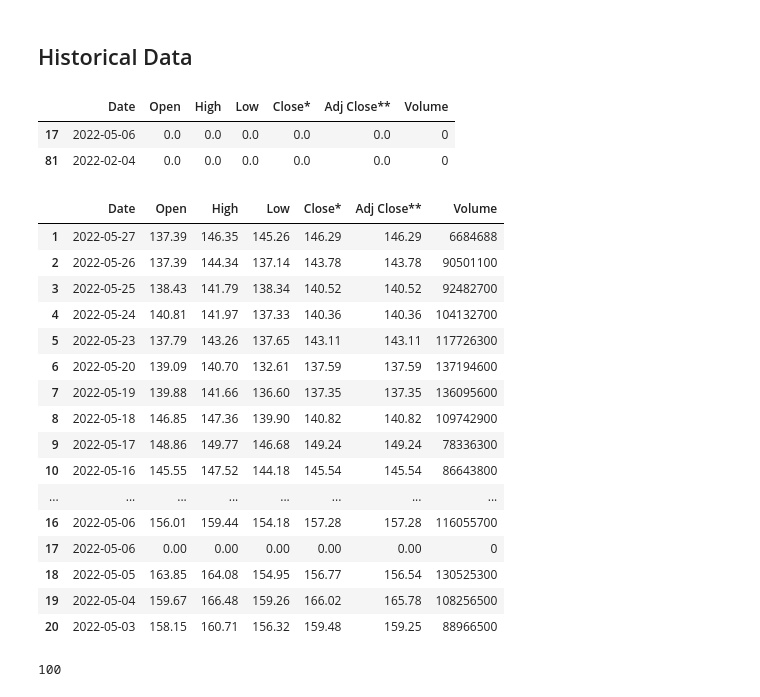
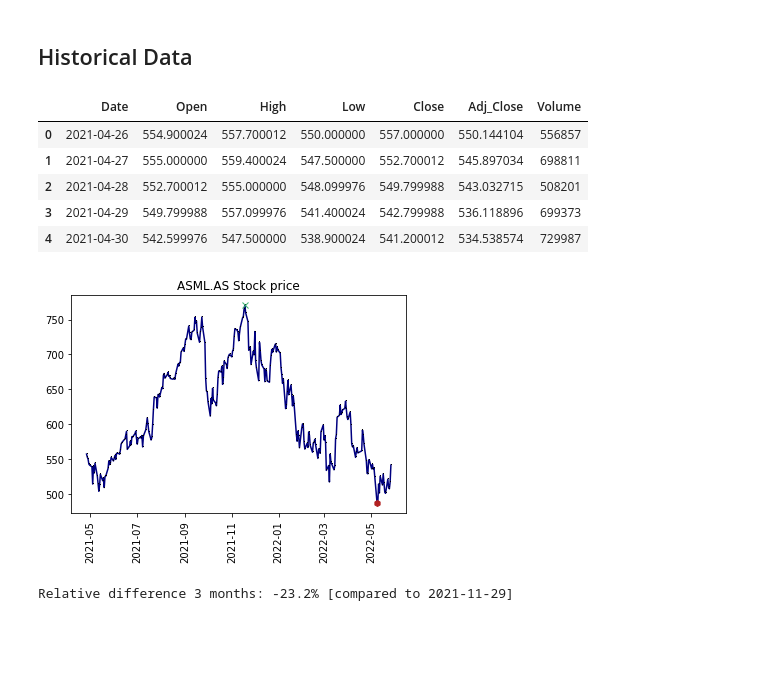
Before and after one commit to stijnverpoest/stock-scraping, a Jupyter notebook: stock_scraping.ipynb, the cells around one changed output. Cells and saved outputs as stored; diff of their text form; code cells hidden in the pictures; blank space fills up the shorter version.

Commit message:
finish plot function, fix bug fixes with stock price scraping

```diff
--- a/stock_scraping.ipynb
+++ b/stock_scraping.ipynb
@@ -62,30 +73,19 @@ ASML_sp = hist_stock_price('AAPL')
-# %%
-ASML_sp[ASML_sp.Open == 0]
-# %% [output]
-|  | Date | Open | High | Low | Close* | Adj Close** | Volume |
-| 17 | 2022-05-06 | 0.0 | 0.0 | 0.0 | 0.0 | 0.0 | 0 |
-| 81 | 2022-02-04 | 0.0 | 0.0 | 0.0 | 0.0 | 0.0 | 0 |
+# %%
+ASML_sp = hist_stock_price('ASML.AS', 2021, 4, 25)
 # %%
-ASML_sp.head(20)
+ASML_sp.head()
 # %% [output]
-|  | Date | Open | High | Low | Close* | Adj Close** | Volume |
-| 1 | 2022-05-27 | 137.39 | 146.35 | 145.26 | 146.29 | 146.29 | 6684688 |
-| 2 | 2022-05-26 | 137.39 | 144.34 | 137.14 | 143.78 | 143.78 | 90501100 |
-| 3 | 2022-05-25 | 138.43 | 141.79 | 138.34 | 140.52 | 140.52 | 92482700 |
-| 4 | 2022-05-24 | 140.81 | 141.97 | 137.33 | 140.36 | 140.36 | 104132700 |
-| 5 | 2022-05-23 | 137.79 | 143.26 | 137.65 | 143.11 | 143.11 | 117726300 |
-| 6 | 2022-05-20 | 139.09 | 140.70 | 132.61 | 137.59 | 137.59 | 137194600 |
-| 7 | 2022-05-19 | 139.88 | 141.66 | 136.60 | 137.35 | 137.35 | 136095600 |
-| 8 | 2022-05-18 | 146.85 | 147.36 | 139.90 | 140.82 | 140.82 | 109742900 |
-| 9 | 2022-05-17 | 148.86 | 149.77 | 146.68 | 149.24 | 149.24 | 78336300 |
-| 10 | 2022-05-16 | 145.55 | 147.52 | 144.18 | 145.54 | 145.54 | 86643800 |
-| ... | ... | ... | ... | ... | ... | ... | ... |
-| 16 | 2022-05-06 | 156.01 | 159.44 | 154.18 | 157.28 | 157.28 | 116055700 |
-| 17 | 2022-05-06 | 0.00 | 0.00 | 0.00 | 0.00 | 0.00 | 0 |
-| 18 | 2022-05-05 | 163.85 | 164.08 | 154.95 | 156.77 | 156.54 | 130525300 |
-| 19 | 2022-05-04 | 159.67 | 166.48 | 159.26 | 166.02 | 165.78 | 108256500 |
-| 20 | 2022-05-03 | 158.15 | 160.71 | 156.32 | 159.48 | 159.25 | 88966500 |
+|  | Date | Open | High | Low | Close | Adj_Close | Volume |
+| 0 | 2021-04-26 | 554.900024 | 557.700012 | 550.000000 | 557.000000 | 550.144104 | 556857 |
+| 1 | 2021-04-27 | 555.000000 | 559.400024 | 547.500000 | 552.700012 | 545.897034 | 698811 |
+| 2 | 2021-04-28 | 552.700012 | 555.000000 | 548.099976 | 549.799988 | 543.032715 | 508201 |
+| 3 | 2021-04-29 | 549.799988 | 557.099976 | 541.400024 | 542.799988 | 536.118896 | 699373 |
+| 4 | 2021-04-30 | 542.599976 | 547.500000 | 538.900024 | 541.200012 | 534.538574 | 729987 |
-# %%
-len(ASML_sp)
-# %% [output]
-100
+# %%
+plot_sp('ASML.AS', 2021, 4, 25)
+# %% [output]
+[figure, added]
+# %%
+relative_diff(ASML_sp, 6)
+# %% [output]
+Relative difference 3 months: -23.2% [compared to 2021-11-29]
```
Also changed, not shown: parts of 20 cells of this notebook, 1 other file.
